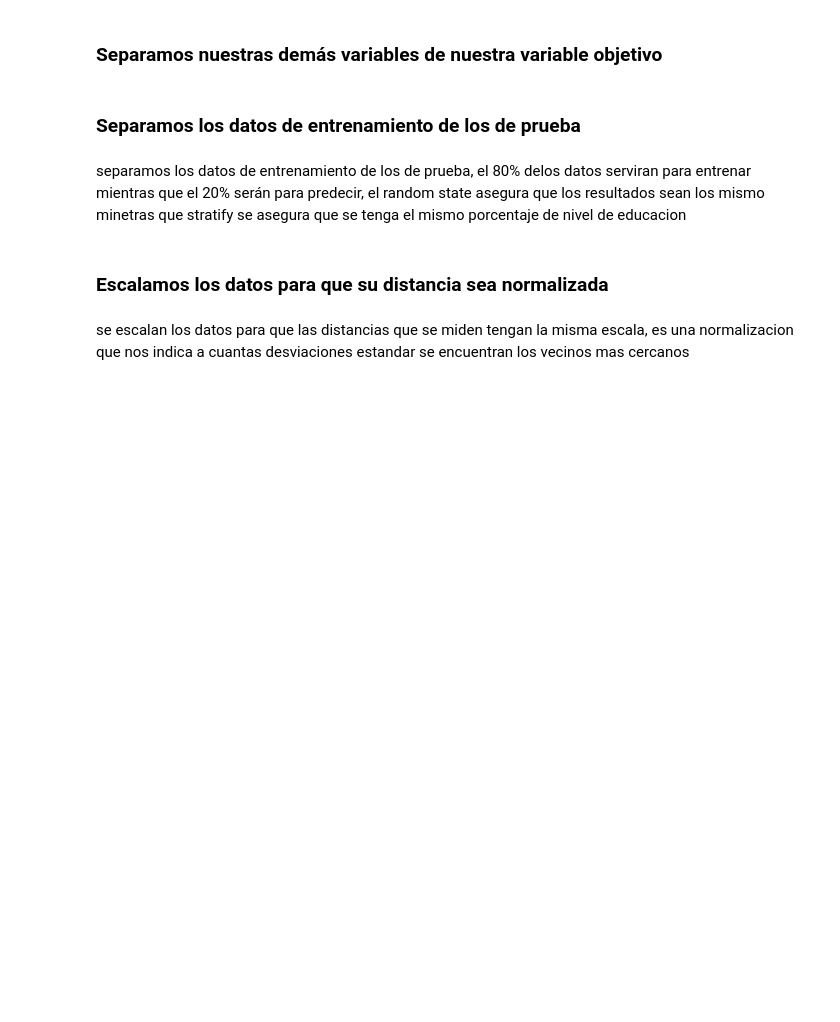
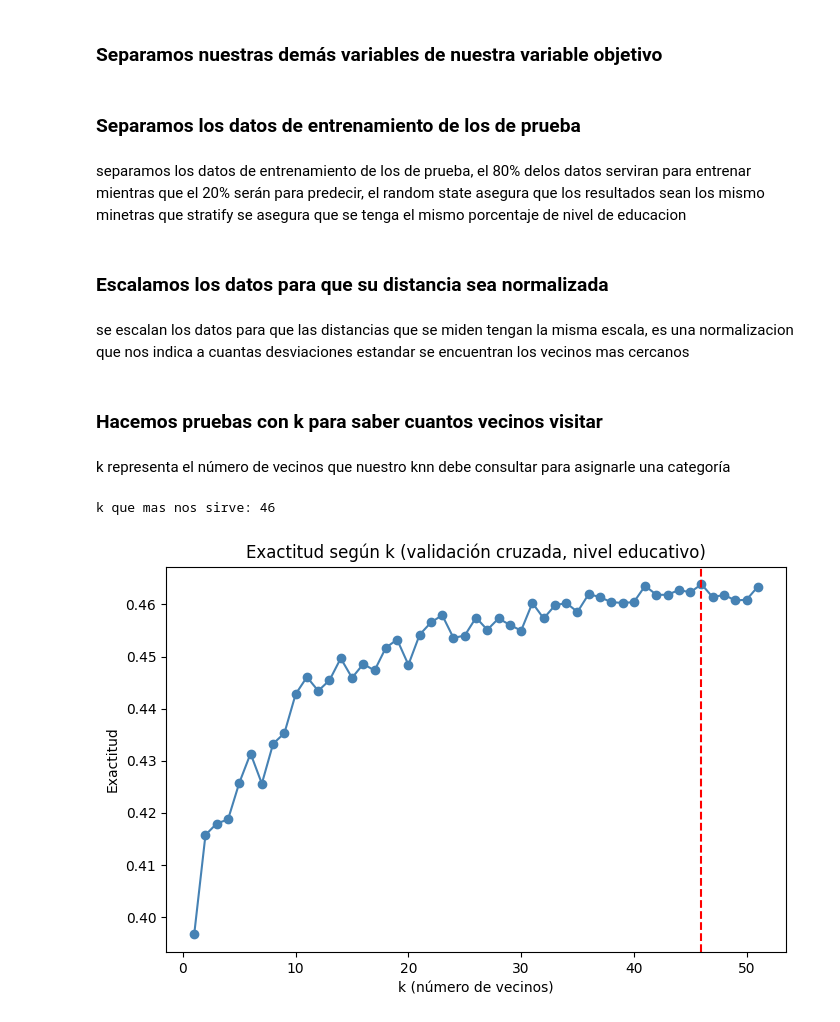
Before and after one commit to jcvzza/bienestar_y_felicidad_en_mexico_2021_2024, a Jupyter notebook: Claificacion de Datos (Practica 6)/clasificacion_datos.ipynb, the cells around one changed output. Saved outputs shown, nothing was run; the diff lists cells and outputs as text; code cells hidden in the pictures; blank space fills up the shorter version.

Commit message:
# eleccion de k para nuestro modelo de knn

```diff
--- a/Claificacion de Datos (Practica 6)/clasificacion_datos.ipynb
+++ b/Claificacion de Datos (Practica 6)/clasificacion_datos.ipynb
@@ -93,3 +93,36 @@ escala = StandardScaler()
 #escalamos los datos de entrenamiento y prueba
 X_train_edu_esc = escala.fit_transform(X_train_edu)
 X_test_edu_esc = escala.transform(X_test_edu)
+# %% [markdown]
+### Hacemos pruebas con k para saber cuantos vecinos visitar
+# %% [markdown]
+k representa el número de vecinos que nuestro knn debe consultar para asignarle una categoría
+# %%
+#la lista con el nuumero de vecinos que debe visitar, del 1 a 52, va de uno en uno para el for
+valores_k = range(1, 52, 1)
+#resultados
+exactitudes_cv = []
+
+#for para ver el resultado de cada numero
+for k in valores_k:
+    #se  hace yb modelo knn que visitara los k valores que tenemos en la lista, el entrenamiento se divide en 5 partes
+    #una parte se usa para prueba y las otras 4 para entrenamiento y al final se le da un score.
+    puntajes = cross_val_score(KNeighborsClassifier(n_neighbors=k), X_train_edu_esc, y_train_edu, cv=5)
+    #se promedian los valores de las 5 partes y se obtiene un valor final
+    exactitudes_cv.append(puntajes.mean())
+
+#vemos cual es el valor de k que nos da el mejor resultado
+mejor_k = list(valores_k)[int(np.argmax(exactitudes_cv))]
+print(f"k que mas nos sirve: {mejor_k}")
+# %% [output]
+k que mas nos sirve: 46
+# %%
+plt.figure(figsize=(8, 5))
+plt.plot(valores_k, exactitudes_cv, marker='o', color='steelblue')
+plt.axvline(mejor_k, color='red', linestyle='--')
+plt.title('Exactitud según k (validación cruzada, nivel educativo)')
+plt.xlabel('k (número de vecinos)')
+plt.ylabel('Exactitud')
+plt.show()
+# %% [output]
+[figure, added]
```
Also changed, not shown: parts of 1 cell of this notebook.
